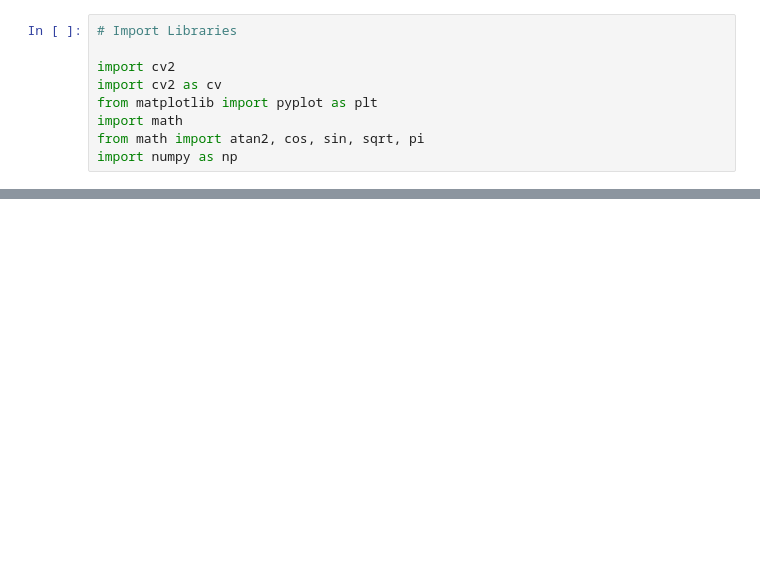
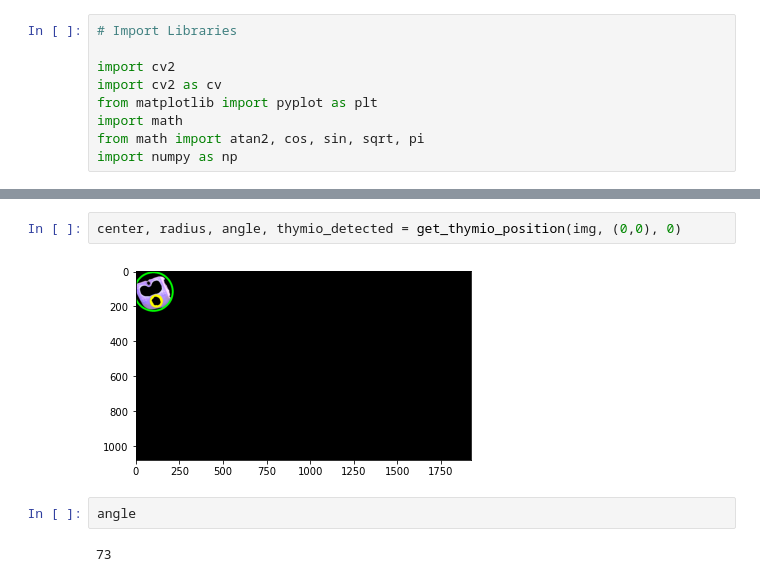
Before and after one commit to nlugon/mobile_robotics, a Jupyter notebook: src/Vision_functions2.ipynb, the cells around one changed output, grey strips where cells are left out. Saved outputs shown, nothing was run; the diff lists cells and outputs as text; blank space fills up the shorter version.

```diff
--- a/src/Vision_functions2.ipynb
+++ b/src/Vision_functions2.ipynb
@@ -42,0 +182,8 @@ interactive(children=(IntSlider(value=89, description='hMin', max=179), IntSlide
+# %%
+center, radius, angle, thymio_detected = get_thymio_position(img, (0,0), 0)
+# %% [output]
+[figure, added]
+# %%
+angle
+# %% [output]
+73
```
Also changed, not shown: parts of 16 cells of this notebook.
